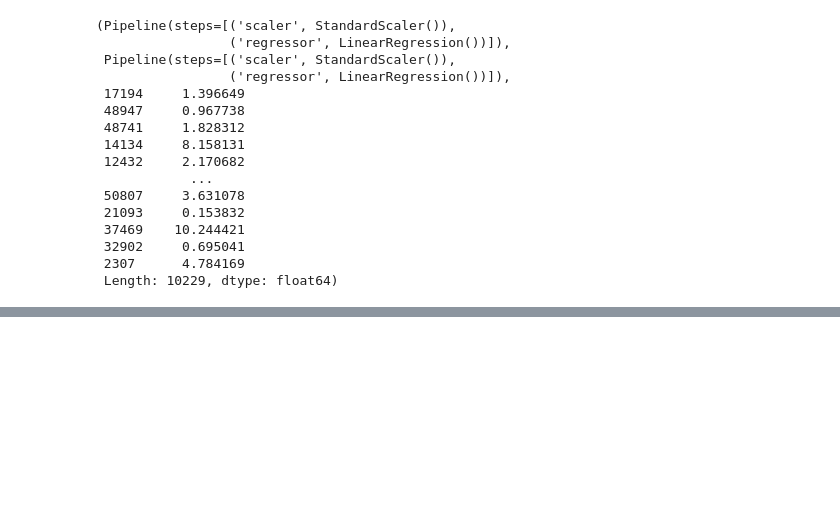
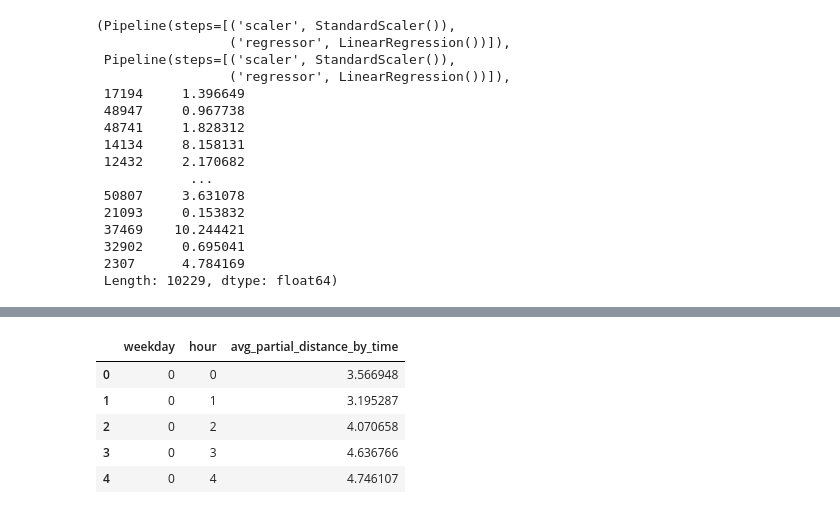
Before and after one commit to taskmemo/data-science-portfolio-taskmemo, a Jupyter notebook: study/taxi_trajectory/taxi_trajectory.ipynb, the cells around one changed output, grey strips where cells are left out. Saved outputs shown, nothing was run; the diff lists cells and outputs as text; code cells hidden in the pictures; blank space fills up the shorter version.

```diff
--- a/study/taxi_trajectory/taxi_trajectory.ipynb
+++ b/study/taxi_trajectory/taxi_trajectory.ipynb
@@ -452,0 +531,14 @@ test dataによるsubmissionの結果は以下の通り。
+# %%
+agg_df = (
+    df_sample.groupby(["weekday", "hour"])["partial_distance"]
+    .mean().reset_index()
+    .rename(columns={"partial_distance": "avg_partial_distance_by_time"})
+)
+agg_df.head()
+# %% [output]
+|  | weekday | hour | avg_partial_distance_by_time |
+| 0 | 0 | 0 | 3.566948 |
+| 1 | 0 | 1 | 3.195287 |
+| 2 | 0 | 2 | 4.070658 |
+| 3 | 0 | 3 | 4.636766 |
+| 4 | 0 | 4 | 4.746107 |
```
Also changed, not shown: parts of 21 cells of this notebook, 3 other files.
